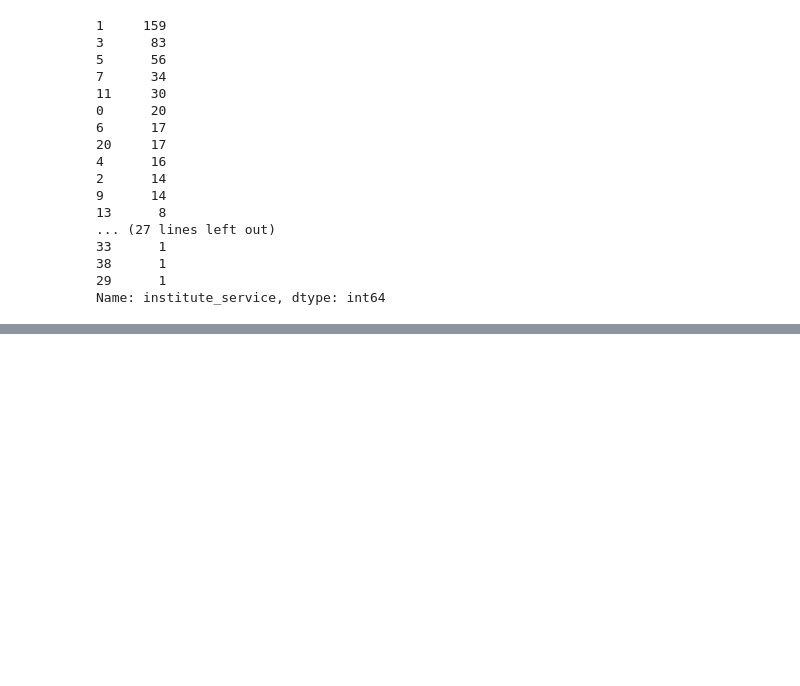
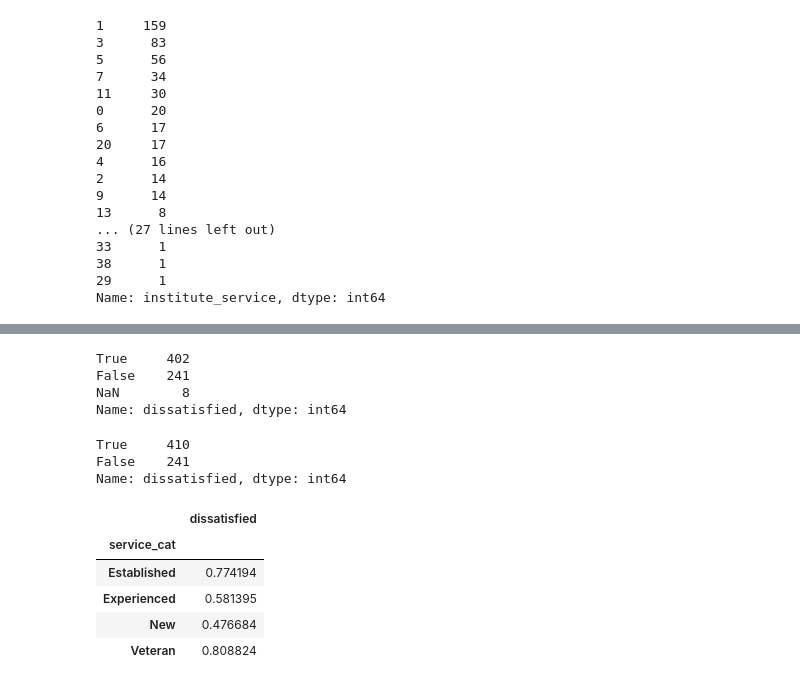
Before and after one commit to Mattobad/Data-Analysis, a Jupyter notebook: Clean-and-Analyze-Employee-Exit-Surveys.ipynb, the cells around one changed output, grey strips where cells are left out. Cells and saved outputs as stored; diff of their text form; code cells hidden in the pictures; blank space fills up the shorter version.

```diff
--- a/Clean-and-Analyze-Employee-Exit-Surveys.ipynb
+++ b/Clean-and-Analyze-Employee-Exit-Surveys.ipynb
@@ -767,0 +785,28 @@ def service_category(val):
+# %%
+combined_updated['dissatisfied'].value_counts(dropna=False)
+# %% [output]
+True     402
+False    241
+NaN        8
+Name: dissatisfied, dtype: int64
+# %%
+# filling the missing values with most frequent one
+combined_updated['dissatisfied'].fillna(True,inplace=True)
+combined_updated['dissatisfied'].value_counts(dropna=False)
+# %% [output]
+True     410
+False    241
+Name: dissatisfied, dtype: int64
+# %%
+# using pivot_table to calculate the percentage of dissatisfied
+# employees
+results = pd.pivot_table(combined_updated,values='dissatisfied',
+              index='service_cat')
+results
+# %% [output]
+|  | dissatisfied |
+| service_cat |  |
+| Established | 0.774194 |
+| Experienced | 0.581395 |
+| New | 0.476684 |
+| Veteran | 0.808824 |
```
Also changed, not shown: parts of 4 cells of this notebook.
